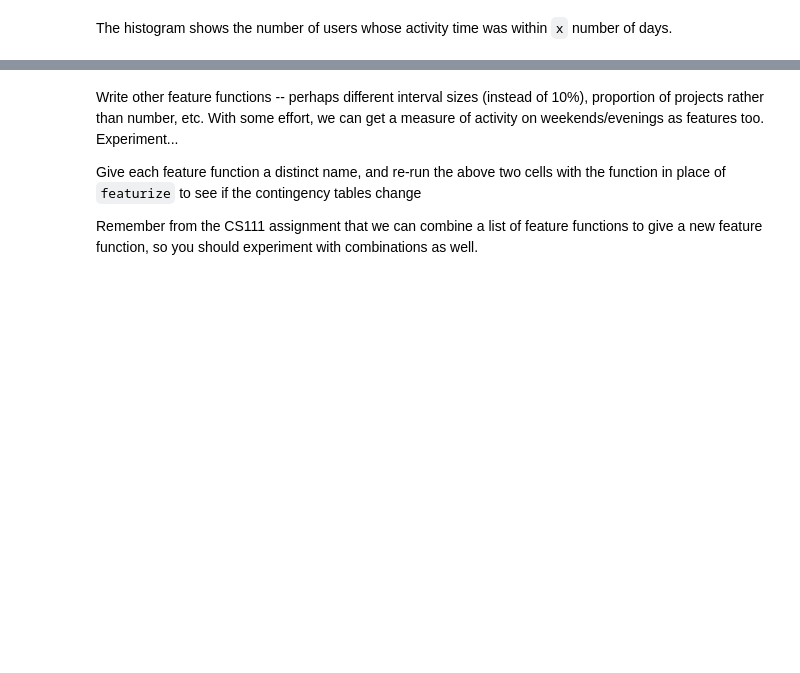
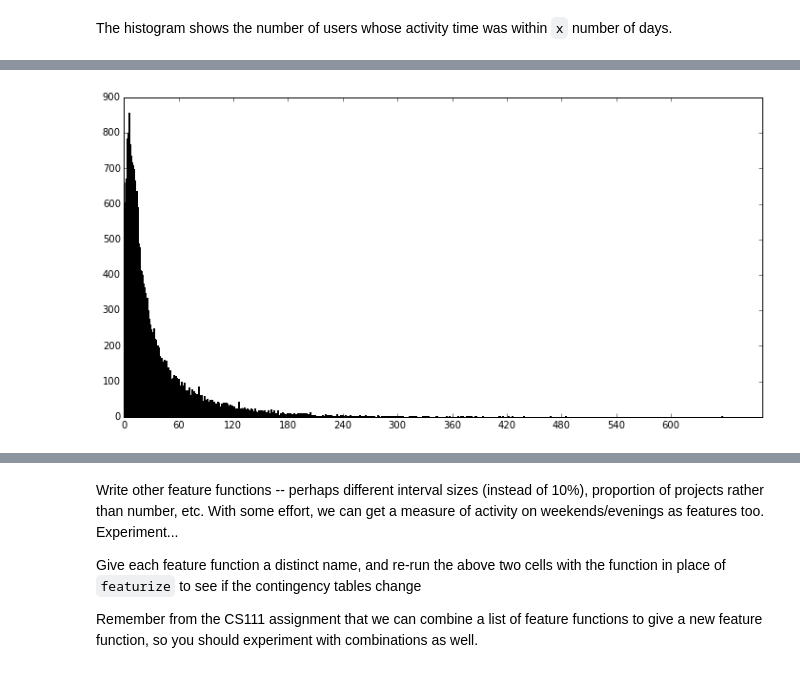
Before and after one commit to sravanareddy/appinventor, a Jupyter notebook: UserRetention.ipynb, the cells around one changed output, grey strips where cells are left out. Drawn from its saved outputs; the diff is of its cells as text; code cells hidden in the pictures; blank space fills up the shorter version.

```diff
--- a/UserRetention.ipynb
+++ b/UserRetention.ipynb
@@ -123,18 +127,21 @@ def getAverageProjectLen(user):
     num_projects = len(user) # total number of projects done by user
     total_project_length = 0 #the sum of all the lengths of the project (from date created to date modified)
     for project in user:
-        total_project_length += (project[1] - project[0])
+        total_project_length += (project[1] - project[0])/(86400.*1000)   #SR: added this to scale to days
     return int(total_project_length / num_projects)
 # %%
 # more attempts (failure so far) to get a histogram to show up :(
-#length_list = []
-# keys = old_data.keys()
-# for user in keys:
-#     length_list.append(getAverageProjectLen(old_data[user]))
+# SR: fixed -- the scale was too high in unconverted unix time :)
+length_list = []
+keys = old_data.keys()
+for user in keys:
+    length_list.append(getAverageProjectLen(old_data[user]))
 
-# plt.hist(length_list, bins=range(0, int(max(length_list)+1, 15)))
-# plt.xticks(range(0, int(max(length_list))+1, 60))
-# plt.show()
+plt.hist(length_list, bins=range(0, int(max(length_list)+1)))
+plt.xticks(range(0, int(max(length_list))+1, 60))
+plt.show()
+# %% [output]
+[figure, added]
 # %%
 def percentProjects(user, percent):
     first_project = user[0][0]
```
Also changed, not shown: parts of 14 cells of this notebook.
